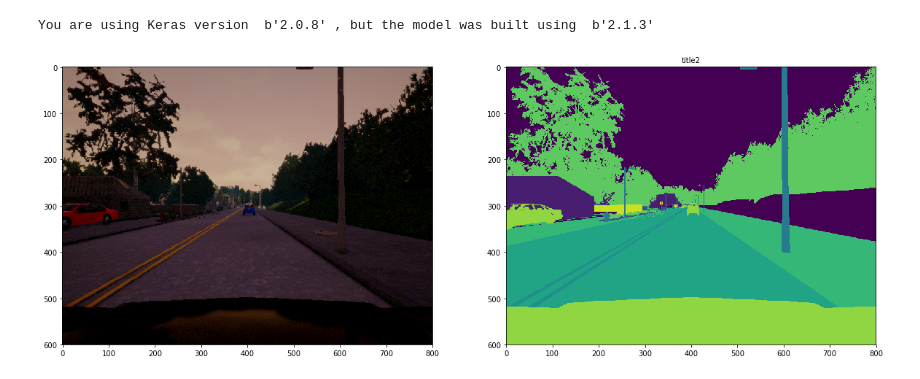
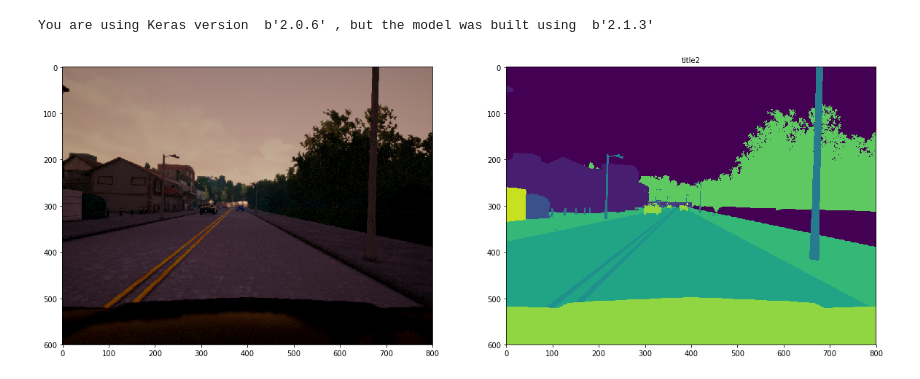
Before and after one commit to hc167/Lyft-Challenge, a Jupyter notebook: Lyft_segnet_test.ipynb, the cells around one changed output. Cells and saved outputs as stored; diff of their text form; code cells hidden in the pictures.

```diff
--- a/Lyft_segnet_test.ipynb
+++ b/Lyft_segnet_test.ipynb
@@ -77,7 +77,7 @@ import h5py
 from keras.models import load_model
 from keras import __version__ as keras_version
 
-model_file = 'basic/model_with_weight.h5'
+model_file = 'basic2/model_with_weight.h5'
 #model_file = 'full/model_with_weight.h5'
 f = h5py.File(model_file, mode='r')
 model_version = f.attrs.get('keras_version')
@@ -90,5 +90,5 @@ if model_version != keras_version:
 
 model = load_model(model_file)
 # %% [output]
-You are using Keras version  b'2.0.8' , but the model was built using  b'2.1.3'
+You are using Keras version  b'2.0.6' , but the model was built using  b'2.1.3'
 # %%
@@ -117,14 +120,14 @@ def DisplayImage(img1, img2, title1, title2):
     ax2.imshow(img2[:,:,0])
     ax2.set_title(title2, fontsize=10)
 # %%
-Filename = '478.png'
-#Filename = '8.png'
+#Filename = '478.png'
+Filename = '566.png'
 img=cv2.cvtColor(cv2.imread ('Train/CameraRGB/' + Filename), cv2.COLOR_BGR2RGB)
 img2=cv2.cvtColor(cv2.imread ('Train/CameraSeg/' + Filename), cv2.COLOR_BGR2RGB)
 #hot = one_hot_encode(img2[:,:,0])
 DisplayImage(img, img2, '', 'title2')
 # %% [output]
-[figure, old version]
+[figure, new version]
 # %%
 image_array = np.asarray(normalized(img))
 prediction = model.predict(image_array[None, :, :, :], batch_size=1)
```
Also changed, not shown: parts of 10 cells of this notebook.
